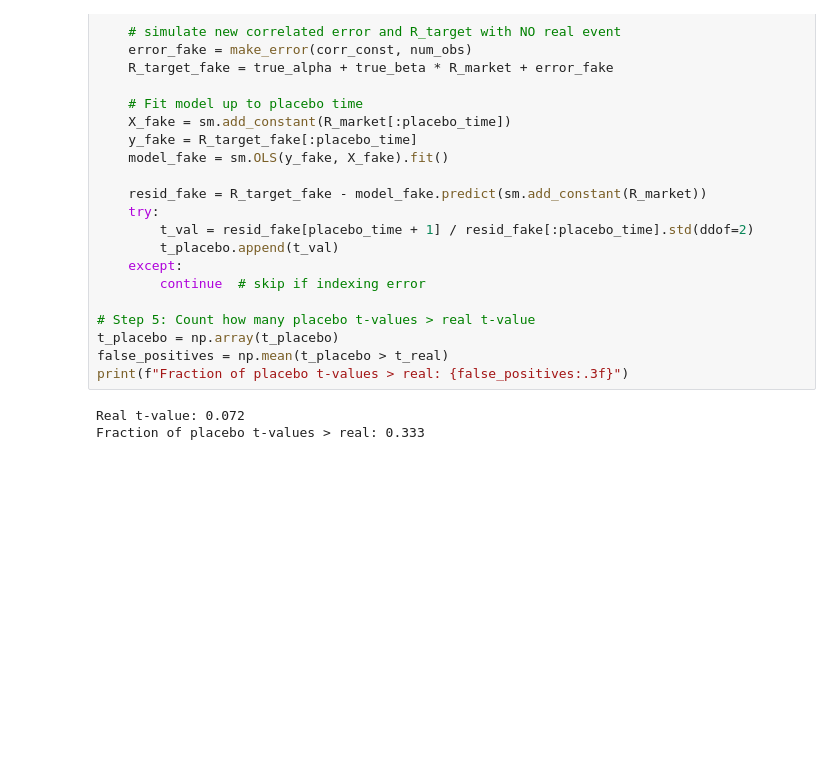
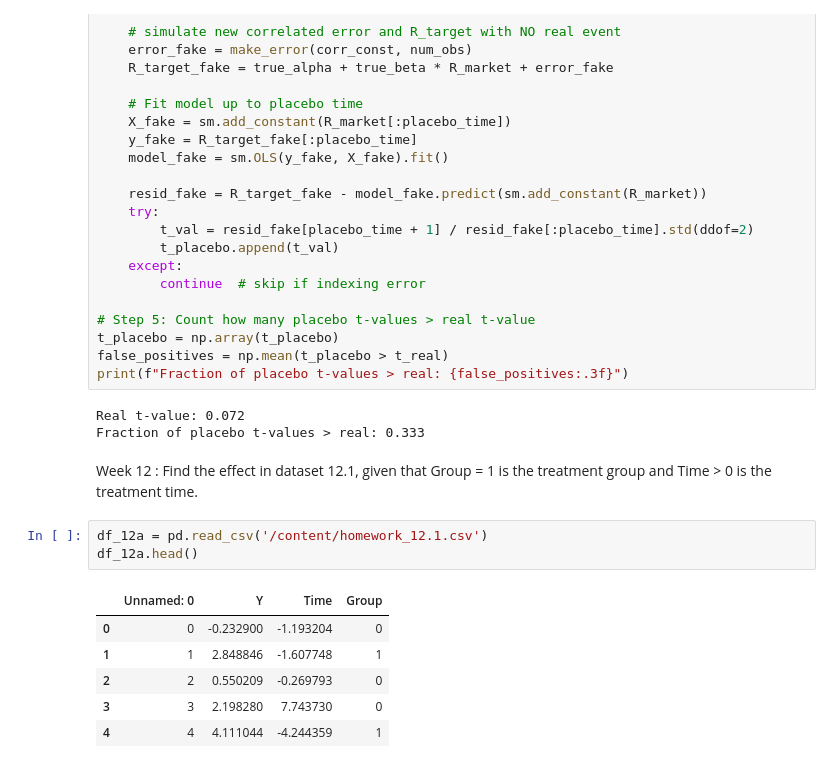
Before and after one commit to Rocking-Priya/2025-summer-mod-6, a Jupyter notebook: Mod_6_Homework_Reflection_Week_9_12.ipynb, the cells around one changed output. Cells and saved outputs as stored; diff of their text form; blank space fills up the shorter version.

```diff
--- a/Mod_6_Homework_Reflection_Week_9_12.ipynb
+++ b/Mod_6_Homework_Reflection_Week_9_12.ipynb
@@ -623,3 +625,15 @@ print(f"Fraction of placebo t-values > real: {false_positives:.3f}")
 # %% [output]
 Real t-value: 0.072
 Fraction of placebo t-values > real: 0.333
+# %% [markdown]
+Week 12 : Find the effect in dataset 12.1, given that Group = 1 is the treatment group and Time > 0 is the treatment time.
+# %%
+df_12a = pd.read_csv('/content/homework_12.1.csv')
+df_12a.head()
+# %% [output]
+|  | Unnamed: 0 | Y | Time | Group |
+| 0 | 0 | -0.232900 | -1.193204 | 0 |
+| 1 | 1 | 2.848846 | -1.607748 | 1 |
+| 2 | 2 | 0.550209 | -0.269793 | 0 |
+| 3 | 3 | 2.198280 | 7.743730 | 0 |
+| 4 | 4 | 4.111044 | -4.244359 | 1 |
```
Also changed, not shown: parts of 9 cells of this notebook.
